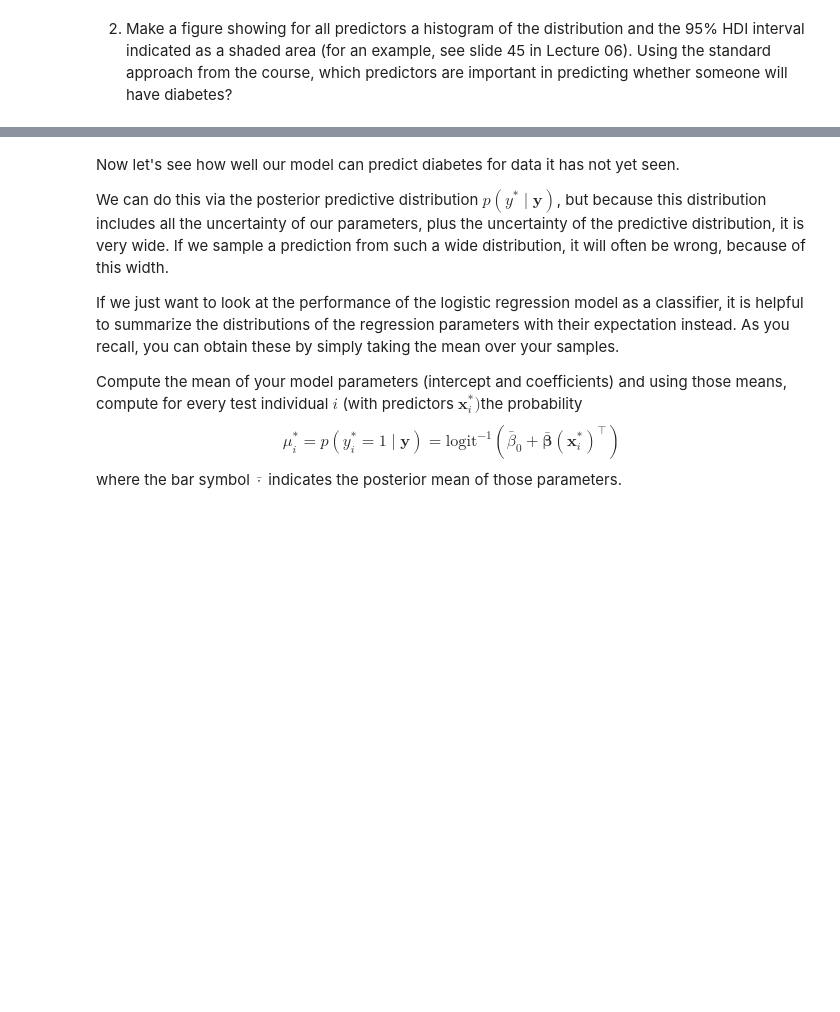
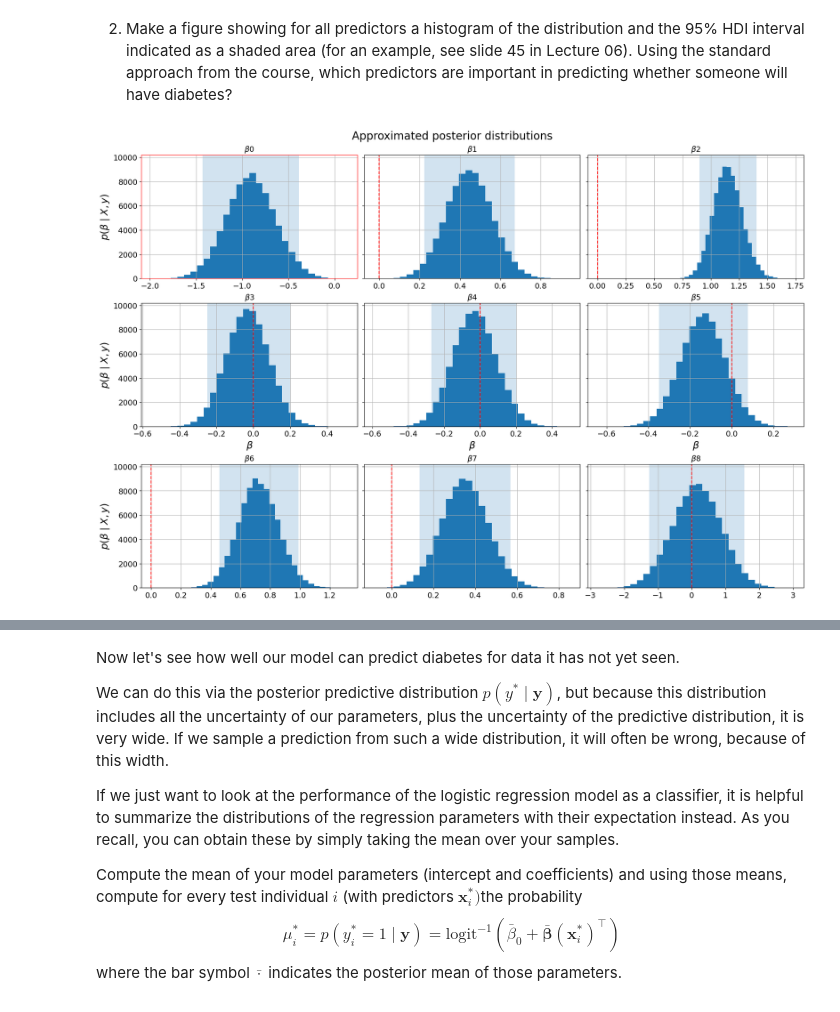
Before and after one commit to DerOeko/SOW-BKI203BS, a Jupyter notebook: LargeAssignment3/Ferdinand_Paar_s1128559_Samuel_Nellessen_s1102282_Assignment_LargeAssignment3.ipynb, the cells around one changed output, grey strips where cells are left out. Drawn from its saved outputs; the diff is of its cells as text; code cells hidden in the pictures; blank space fills up the shorter version.

```diff
--- a/LargeAssignment3/Ferdinand_Paar_s1128559_Samuel_Nellessen_s1102282_Assignment_LargeAssignment3.ipynb
+++ b/LargeAssignment3/Ferdinand_Paar_s1128559_Samuel_Nellessen_s1102282_Assignment_LargeAssignment3.ipynb
@@ -153,11 +126,11 @@ _ANSWER:_
 code = '''
 model{
     for (k in 1:2){
-        sigma[k] ~ dunif(0.00001, 500)
+        sigma[k] ~ dunif(0.01, 500)
         tau[k] <- 1/pow(sigma[k], 2)
 
-        b[k, 1] ~ dnorm(10, 0.01)
-        b[k, 2] ~ dnorm(10, 0.01)
+        b[k, 1] ~ dnorm(10, 0.1)
+        b[k, 2] ~ dnorm(0, 0.1)
     }
 
     for (i in 1:n_control) {
@@ -191,3 +163,0 @@ Wall time: 957 ms
-# %%
-b = samples['b']
-b.shape
@@ -759,7 +722,7 @@ model{
     b[1] ~ dnorm(320, 0.01)
     b[2] ~ dnorm(2, 0.01)
     b[3] ~ dnorm(5, 0.01)
-    b[4] ~ dnorm(5, 0.01)
+    b[4] ~ dnorm(0, 0.01)
 
     phi ~ dunif(0, 12)
 
@@ -963,2 +956,55 @@ samples = model.sample(num_iter, vars=[...])
 # %% [markdown]
 2. Make a figure showing for all predictors a histogram of the distribution and the 95% HDI interval indicated as a shaded area (for an example, see slide 45 in Lecture 06). Using the standard approach from the course, which predictors are important in predicting whether someone will have diabetes?
+# %%
+def get_hdi(s, intv=0.95):
+    s_sorted = np.sort(s)
+    n = len(s_sorted)
+    num_samples_in_hdi = int(n * intv)
+    num_possible_hdis = n - num_samples_in_hdi
+
+    bottom_idx = np.arange(0, num_possible_hdis)
+    top_idx = bottom_idx + num_samples_in_hdi
+
+    assert all(top_idx - bottom_idx == num_samples_in_hdi)
+
+    s_bottom = s_sorted[bottom_idx]
+    s_top = s_sorted[top_idx]
+    diffs = s_top - s_bottom
+    min_diff_idx = np.argmin(diffs)
+
+    s_bottom_hdi = s_bottom[min_diff_idx]
+    s_top_hdi = s_top[min_diff_idx]
+
+    return s_bottom_hdi, s_top_hdi
+
+w0 = samples["w0"].flatten()
+w = np.reshape(samples["w"], newshape=(-1, num_chains*num_iter))
+fig, axes = plt.subplots(nrows=3, ncols=3, sharey=True, constrained_layout=True,
+                       figsize=(18, 12))
+
+for i, ax in enumerate(axes.flatten()):
+    if i == 0:
+        hdi_bottom, hdi_top = get_hdi(w0)
+        ax.hist(w0, bins=30)
+        ax.axvspan(hdi_bottom, hdi_top, alpha=0.2)
+    else:
+        hdi_bottom, hdi_top = get_hdi(w[i-1, :])
+        ax.hist(w[i-1, :], bins=30)
+        ax.axvspan(hdi_bottom, hdi_top, alpha=0.2)
+        ax.axvline(0, color='red', linestyle='--')
+
+    ax.grid(True)
+    ax.set_title(rf"$\beta${i}", fontsize=14)
+for ax in axes[1, :]:
+    ax.set_xlabel(r'$\beta$')
+for ax in axes[:, 0]:
+    ax.set_ylabel(r'$p(\beta \mid X, y)$')
+
+ax = axes.flatten()[0]
+for _, spine in ax.spines.items():
+    spine.set_color('red')
+    spine.set_color('red')
+
+plt.suptitle('Approximated posterior distributions', fontsize=20);
+# %% [output]
+[figure, added]
```
Also changed, not shown: parts of 34 cells of this notebook.
